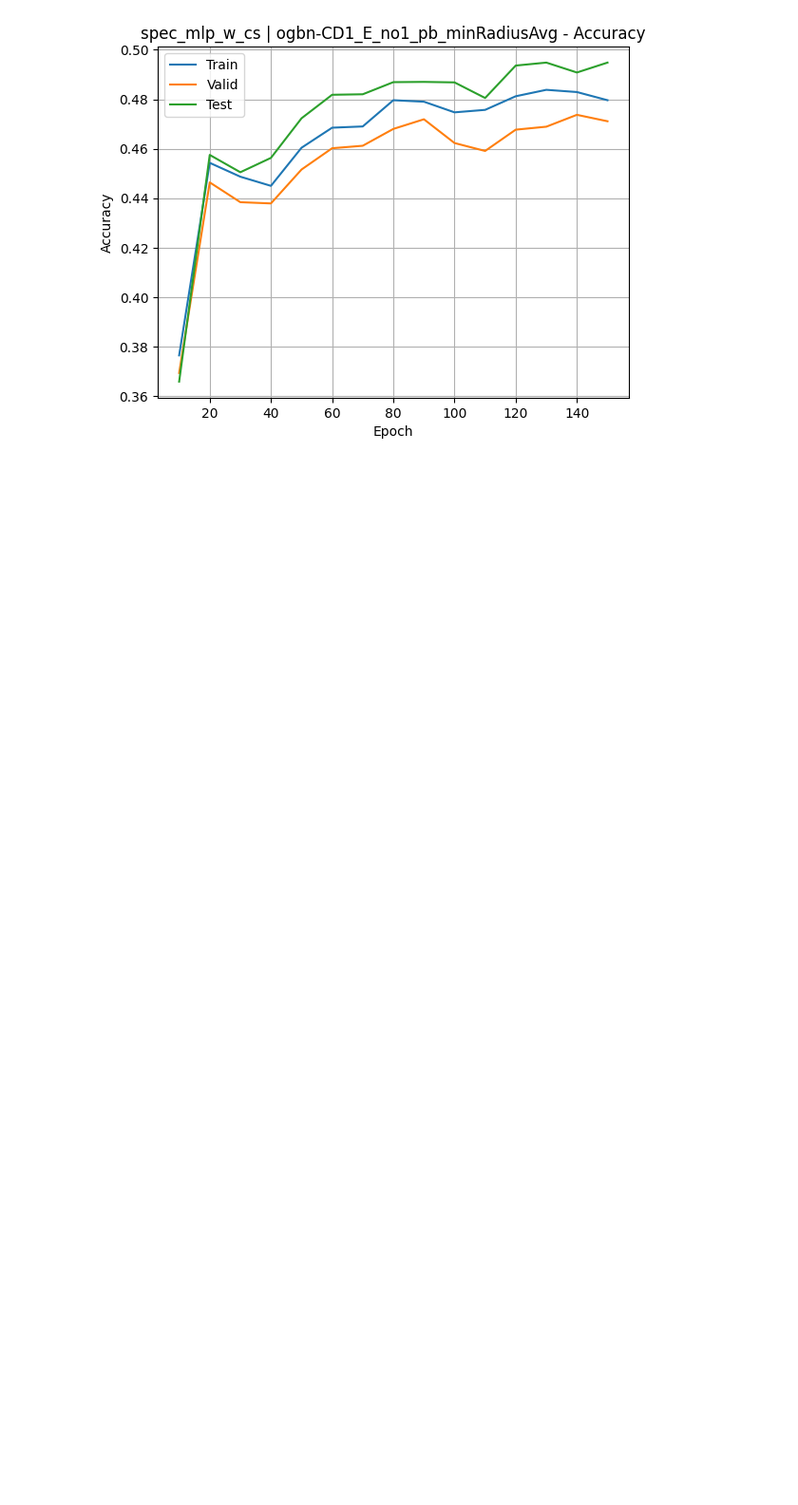
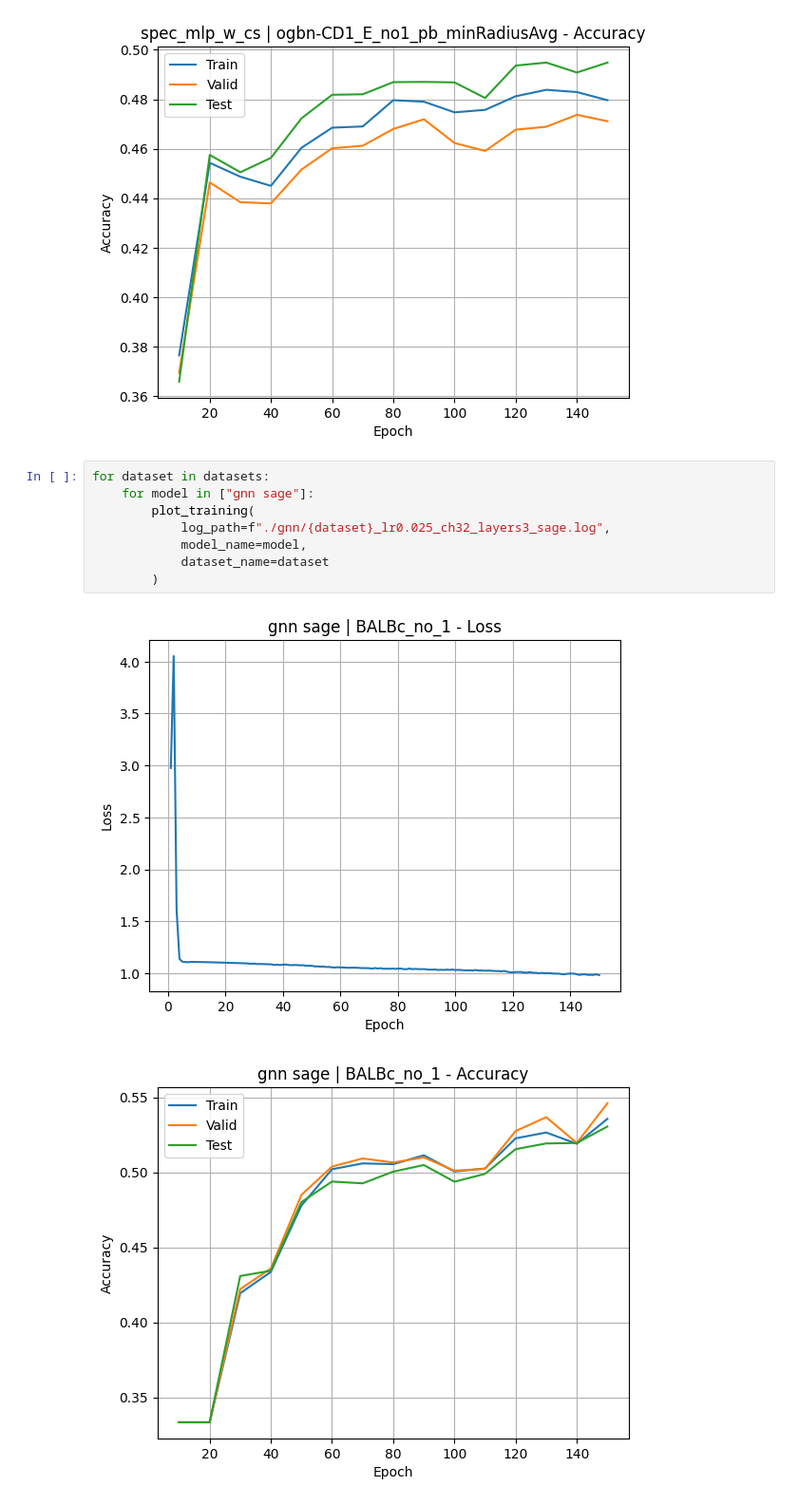
Before and after one commit to VietDQ1904/Image-Processing-2026, a Jupyter notebook: source/baseline_models/node_classification/graph.ipynb, the cells around one changed output. Shown at 95% size. Cells and saved outputs as stored; diff of their text form; blank space fills up the shorter version.

```diff
--- a/source/baseline_models/node_classification/graph.ipynb
+++ b/source/baseline_models/node_classification/graph.ipynb
@@ -141,3 +139,14 @@ for dataset in datasets:
 [figure]
 [figure]
 [figure]
+# %%
+for dataset in datasets:
+    for model in ["gnn sage"]:
+        plot_training(
+            log_path=f"./gnn/{dataset}_lr0.025_ch32_layers3_sage.log",
+            model_name=model,
+            dataset_name=dataset
+        )
+# %% [output]
+[figure, added]
+[figure, added]
```
Also changed, not shown: parts of 4 cells of this notebook, 16 other files.
